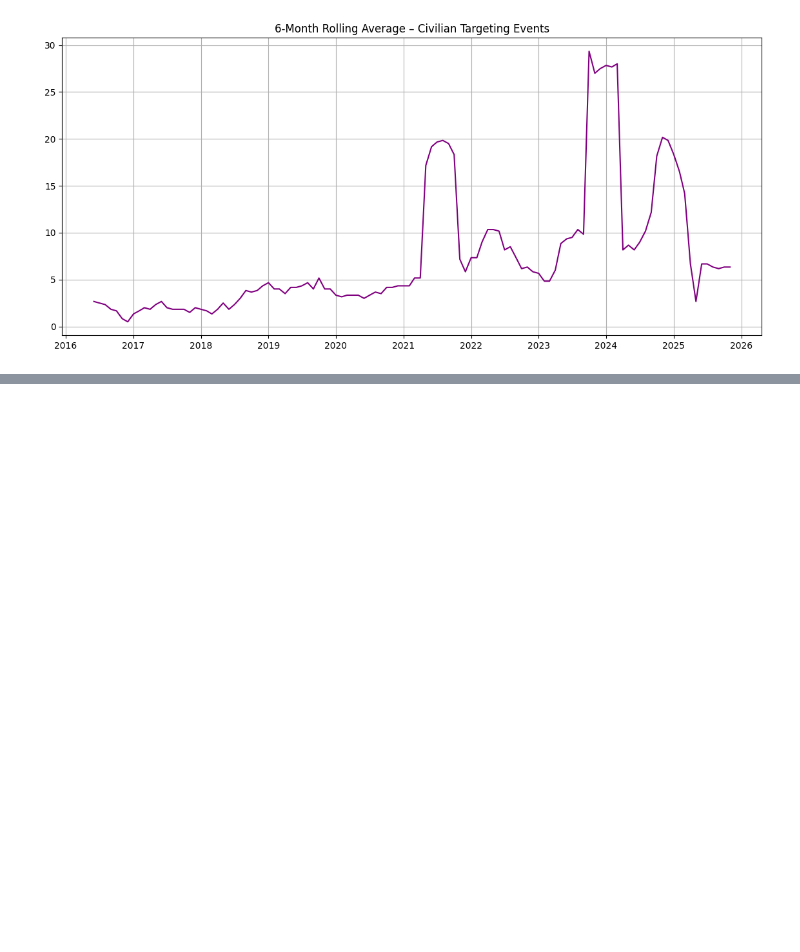
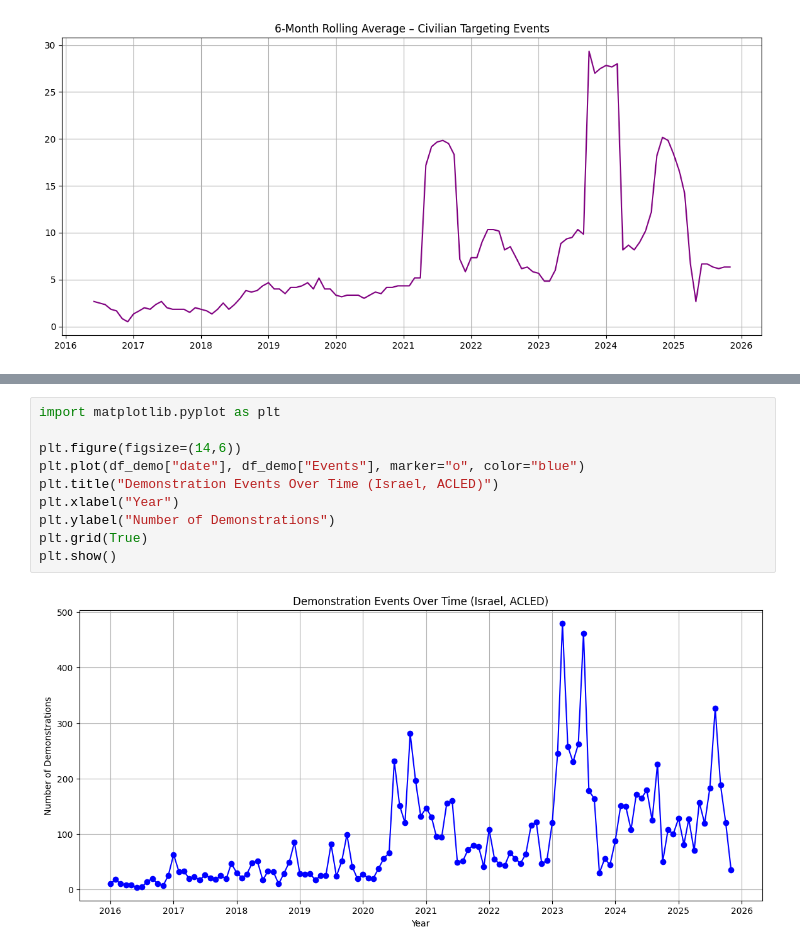
Before and after one commit to zvelegrakis/projects, a Jupyter notebook: projects/000_p1/notebooks/exploration.ipynb, the cells around one changed output, grey strips where cells are left out. Drawn from its saved outputs; the diff is of its cells as text; blank space fills up the shorter version.

```diff
--- a/projects/000_p1/notebooks/exploration.ipynb
+++ b/projects/000_p1/notebooks/exploration.ipynb
@@ -164,0 +172,12 @@ plt.show()
+# %%
+import matplotlib.pyplot as plt
+
+plt.figure(figsize=(14,6))
+plt.plot(df_demo["date"], df_demo["Events"], marker="o", color="blue")
+plt.title("Demonstration Events Over Time (Israel, ACLED)")
+plt.xlabel("Year")
+plt.ylabel("Number of Demonstrations")
+plt.grid(True)
+plt.show()
+# %% [output]
+[figure, added]
```
Also changed, not shown: parts of 12 cells of this notebook, 1 other file.
